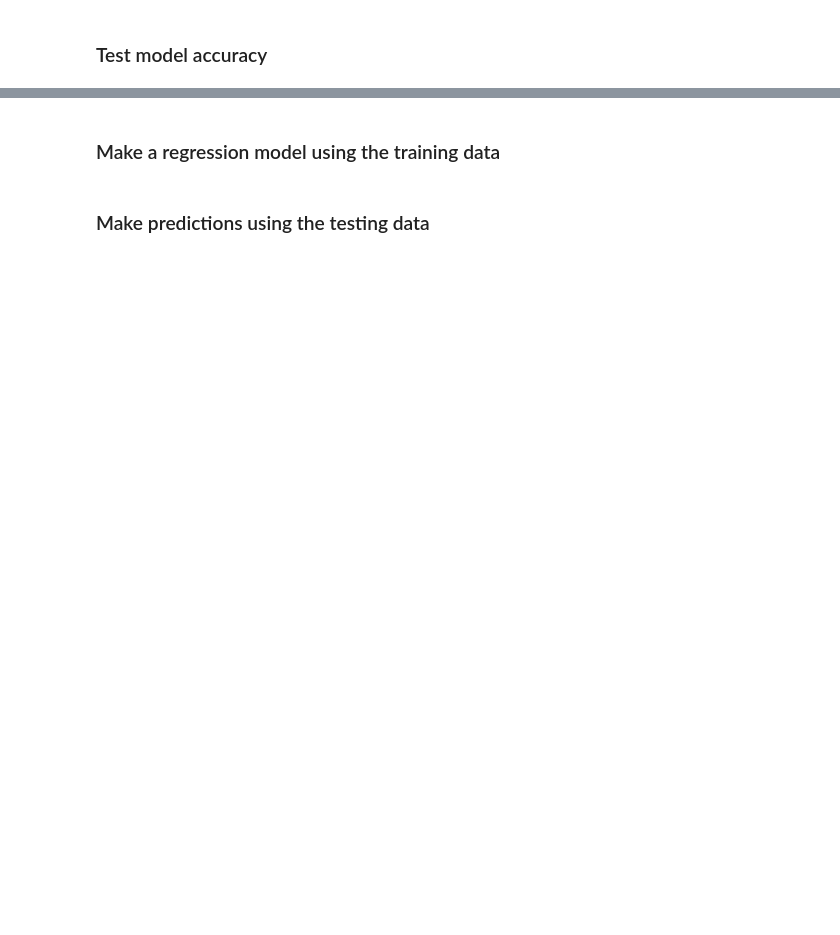
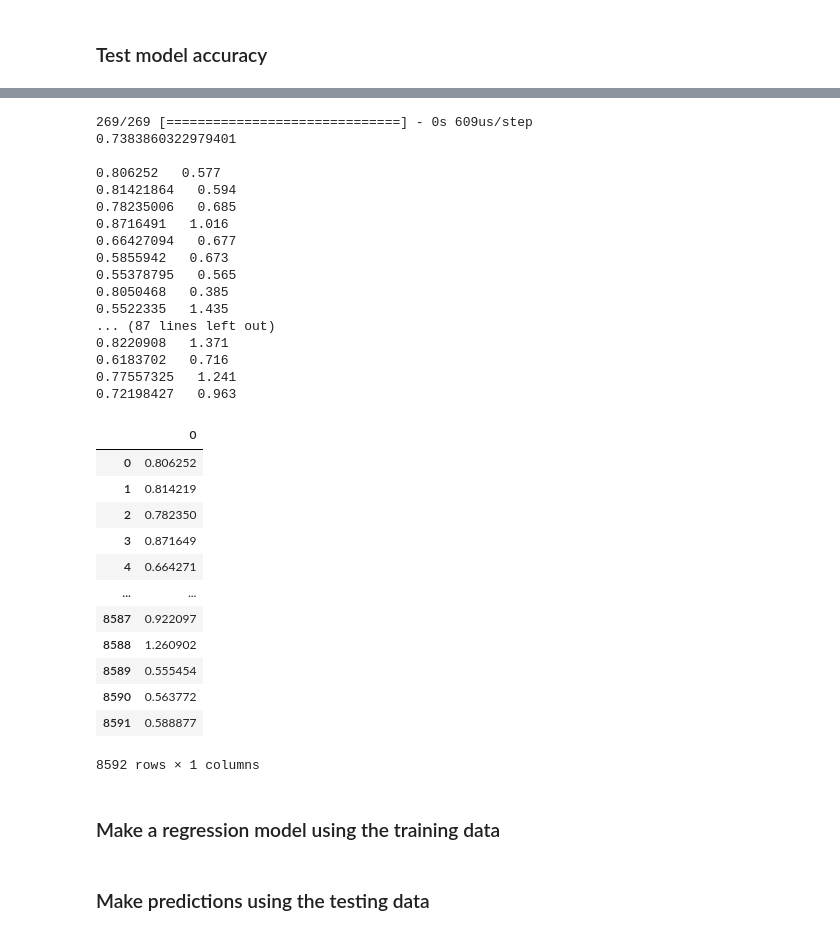
Before and after one commit to TKunnapuu/ElectricityConsumptionPrediction, a Jupyter notebook: model_prediction_2.ipynb, the cells around one changed output, grey strips where cells are left out. Saved outputs shown, nothing was run; the diff lists cells and outputs as text; code cells hidden in the pictures; blank space fills up the shorter version.

```diff
--- a/model_prediction_2.ipynb
+++ b/model_prediction_2.ipynb
@@ -286,0 +333,24 @@ print(error)
+# %%
+import keras
+from keras.layers import Input, Activation, Flatten, Dense, BatchNormalization, Dropout
+from keras.optimizers import Adam
+
+
+#Dropout(0.25)
+#Flatten()
+#Dense(100)
+#BatchNormalization()
+#Activation('relu')
+model = tf.keras.models.Sequential([
+    tf.keras.layers.Dense(64, activation="tanh", input_shape=(X.shape[1],)),
+    tf.keras.layers.BatchNormalization(),
+    tf.keras.layers.Dense(20),
+    tf.keras.layers.Activation('softmax'),
+    tf.keras.layers.Flatten(),
+    tf.keras.layers.Dense(1, activation="linear"),
+
+])
+
+model.compile(loss="mean_squared_error", optimizer="adam")
+
+model.fit(X_train, y_train, validation_data=(X_test, y_test), batch_size=25, epochs=30, validation_split=0.1)
@@ -287,3 +376,42 @@ print(error)
+# %%
+pred = model.predict(X)
+dfp = pd.DataFrame(pred)
+print(mean_squared_error(y, dfp))
+print()
+for i in range(100):
+    print(str(dfp[0][i]) + "   " + str(y[i]))
+dfp
+# %% [output]
+269/269 [==============================] - 0s 609us/step
+0.7383860322979401
+
+0.806252   0.577
+0.81421864   0.594
+0.78235006   0.685
+0.8716491   1.016
+0.66427094   0.677
+0.5855942   0.673
+0.55378795   0.565
+0.8050468   0.385
+0.5522335   1.435
+... (87 lines left out)
+0.8220908   1.371
+0.6183702   0.716
+0.77557325   1.241
+0.72198427   0.963
+|  | 0 |
+| 0 | 0.806252 |
+| 1 | 0.814219 |
+| 2 | 0.782350 |
+| 3 | 0.871649 |
+| 4 | 0.664271 |
+| ... | ... |
+| 8587 | 0.922097 |
+| 8588 | 1.260902 |
+| 8589 | 0.555454 |
+| 8590 | 0.563772 |
+| 8591 | 0.588877 |
+8592 rows × 1 columns
 # %% [markdown]
 ### Make a regression model using the training data
 # %%
```
Also changed, not shown: parts of 13 cells of this notebook.
